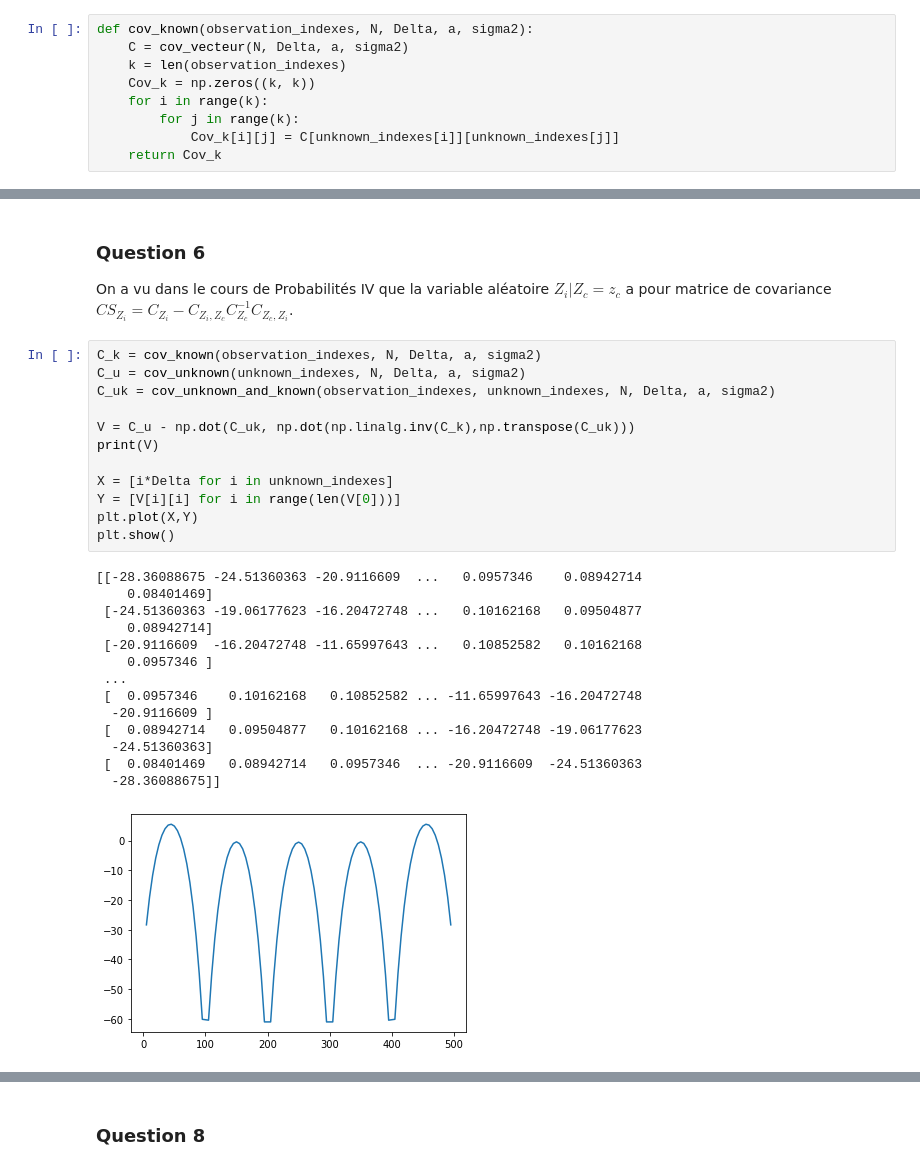
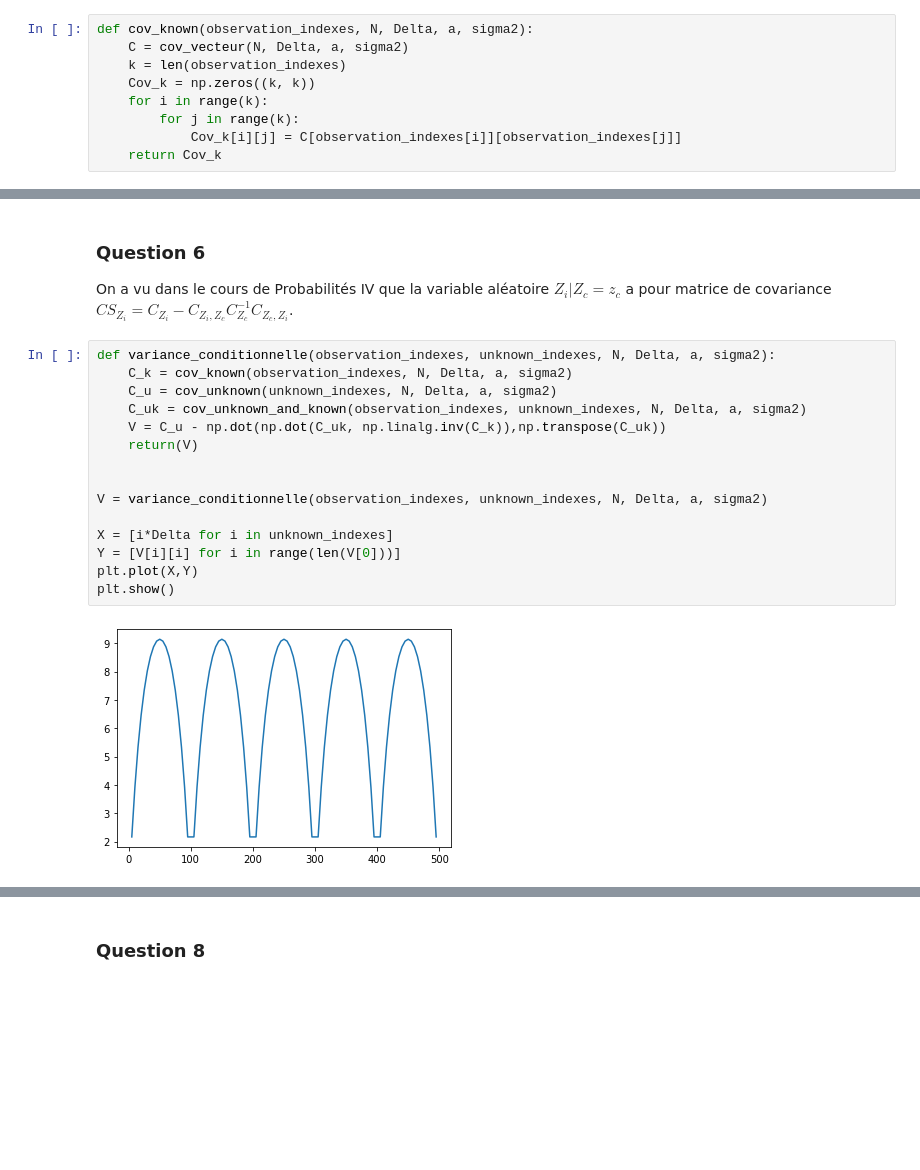
Before and after one commit to BereniceSinopoliPal/ProbabilitesV, a Jupyter notebook: Projet numérique cable sous-marin 2.ipynb, the cells around one changed output, grey strips where cells are left out. Drawn from its saved outputs; the diff is of its cells as text; blank space fills up the shorter version.

```diff
--- a/Projet numérique cable sous-marin 2.ipynb
+++ b/Projet numérique cable sous-marin 2.ipynb
@@ -144,7 +155,7 @@ def cov_known(observation_indexes, N, Delta, a, sigma2):
     Cov_k = np.zeros((k, k))
     for i in range(k):
         for j in range(k):
-            Cov_k[i][j] = C[unknown_indexes[i]][unknown_indexes[j]]
+            Cov_k[i][j] = C[observation_indexes[i]][observation_indexes[j]]
     return Cov_k
 # %% [markdown]
 #### Matrice de covariance entre les observations et les inconnues
@@ -212,29 +208,19 @@ plt.show()
 
 On a vu dans le cours de Probabilités IV que la variable aléatoire $Z_{i}|Z_{c} = z_{c}$ a pour matrice de covariance $CS_{Z_{i}}=C_{Z_{i}}-C_{Z_{i}, Z_{c}} C_{Z_{c}}^{-1} C_{Z_{c}, Z_{i}}$.
 # %%
-C_k = cov_known(observation_indexes, N, Delta, a, sigma2)
-C_u = cov_unknown(unknown_indexes, N, Delta, a, sigma2)
-C_uk = cov_unknown_and_known(observation_indexes, unknown_indexes, N, Delta, a, sigma2)
+def variance_conditionnelle(observation_indexes, unknown_indexes, N, Delta, a, sigma2):
+    C_k = cov_known(observation_indexes, N, Delta, a, sigma2)
+    C_u = cov_unknown(unknown_indexes, N, Delta, a, sigma2)
+    C_uk = cov_unknown_and_known(observation_indexes, unknown_indexes, N, Delta, a, sigma2)
+    V = C_u - np.dot(np.dot(C_uk, np.linalg.inv(C_k)),np.transpose(C_uk))
+    return(V)
 
-V = C_u - np.dot(C_uk, np.dot(np.linalg.inv(C_k),np.transpose(C_uk)))
-print(V)
+
+V = variance_conditionnelle(observation_indexes, unknown_indexes, N, Delta, a, sigma2)
 
 X = [i*Delta for i in unknown_indexes]
 Y = [V[i][i] for i in range(len(V[0]))]
 plt.plot(X,Y)
 plt.show()
 # %% [output]
-[[-28.36088675 -24.51360363 -20.9116609  ...   0.0957346    0.08942714
-    0.08401469]
- [-24.51360363 -19.06177623 -16.20472748 ...   0.10162168   0.09504877
-    0.08942714]
- [-20.9116609  -16.20472748 -11.65997643 ...   0.10852582   0.10162168
-    0.0957346 ]
- ...
- [  0.0957346    0.10162168   0.10852582 ... -11.65997643 -16.20472748
-  -20.9116609 ]
- [  0.08942714   0.09504877   0.10162168 ... -16.20472748 -19.06177623
-  -24.51360363]
- [  0.08401469   0.08942714   0.0957346  ... -20.9116609  -24.51360363
-  -28.36088675]]
-[figure, old version]
+[figure, new version]
```
Also changed, not shown: parts of 16 cells of this notebook.
